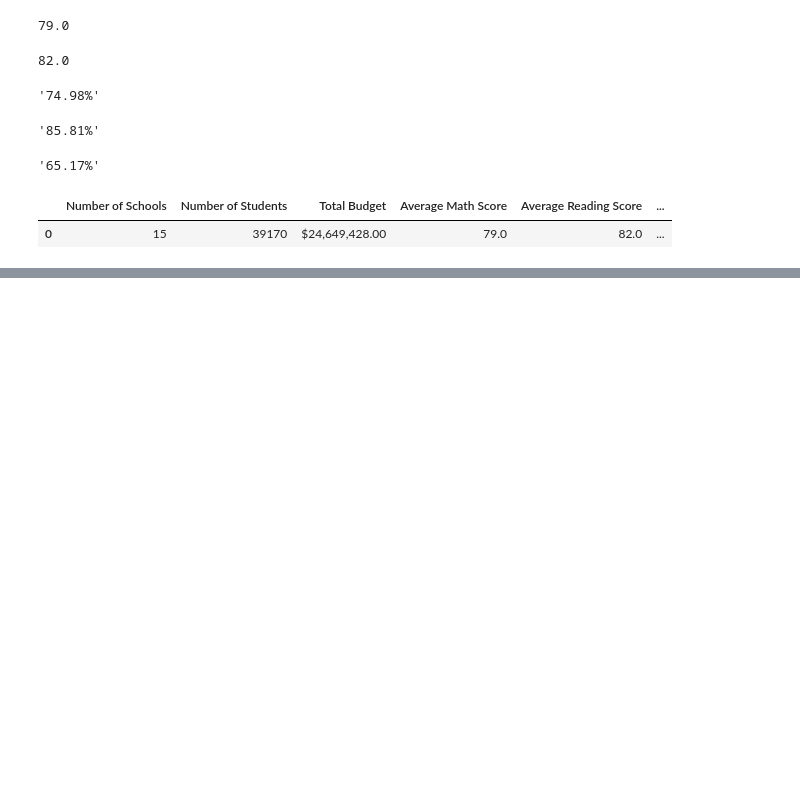
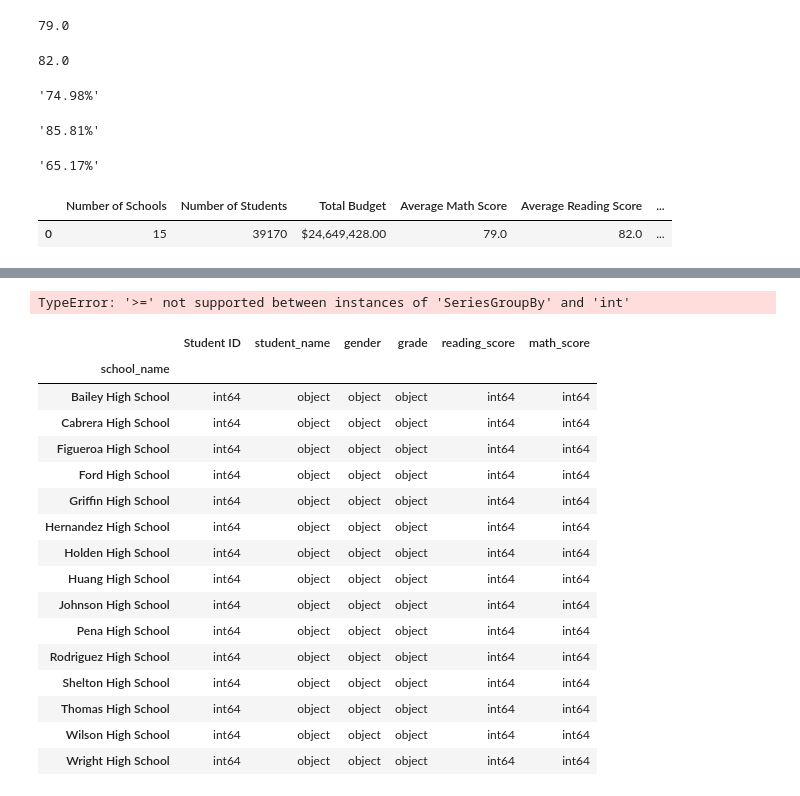
Before and after one commit to ArsamIj/Pandas-Challenge, a Jupyter notebook: PyCitySchools/PyCitySchools_Main.ipynb, the cells around one changed output, grey strips where cells are left out. Cells and saved outputs as stored; diff of their text form; code cells hidden in the pictures; blank space fills up the shorter version.

```diff
--- a/PyCitySchools/PyCitySchools_Main.ipynb
+++ b/PyCitySchools/PyCitySchools_Main.ipynb
@@ -94,0 +142,3 @@ District_Sumary_df
+# %%
+grouped_by_school = students_data.groupby(["school_name"])
+grouped_by_school.head()
@@ -94,0 +201,24 @@ District_Sumary_df
+# %%
+Percent_passed_math = grouped_by_school[grouped_by_school["math_score"]>=70]
+# %% [output]
+TypeError: '>=' not supported between instances of 'SeriesGroupBy' and 'int'
+# %%
+grouped_by_school.dtypes
+# %% [output]
+|  | Student ID | student_name | gender | grade | reading_score | math_score |
+| school_name |  |  |  |  |  |  |
+| Bailey High School | int64 | object | object | object | int64 | int64 |
+| Cabrera High School | int64 | object | object | object | int64 | int64 |
+| Figueroa High School | int64 | object | object | object | int64 | int64 |
+| Ford High School | int64 | object | object | object | int64 | int64 |
+| Griffin High School | int64 | object | object | object | int64 | int64 |
+| Hernandez High School | int64 | object | object | object | int64 | int64 |
+| Holden High School | int64 | object | object | object | int64 | int64 |
+| Huang High School | int64 | object | object | object | int64 | int64 |
+| Johnson High School | int64 | object | object | object | int64 | int64 |
+| Pena High School | int64 | object | object | object | int64 | int64 |
+| Rodriguez High School | int64 | object | object | object | int64 | int64 |
+| Shelton High School | int64 | object | object | object | int64 | int64 |
+| Thomas High School | int64 | object | object | object | int64 | int64 |
+| Wilson High School | int64 | object | object | object | int64 | int64 |
+| Wright High School | int64 | object | object | object | int64 | int64 |
```
Also changed, not shown: parts of 7 cells of this notebook.
